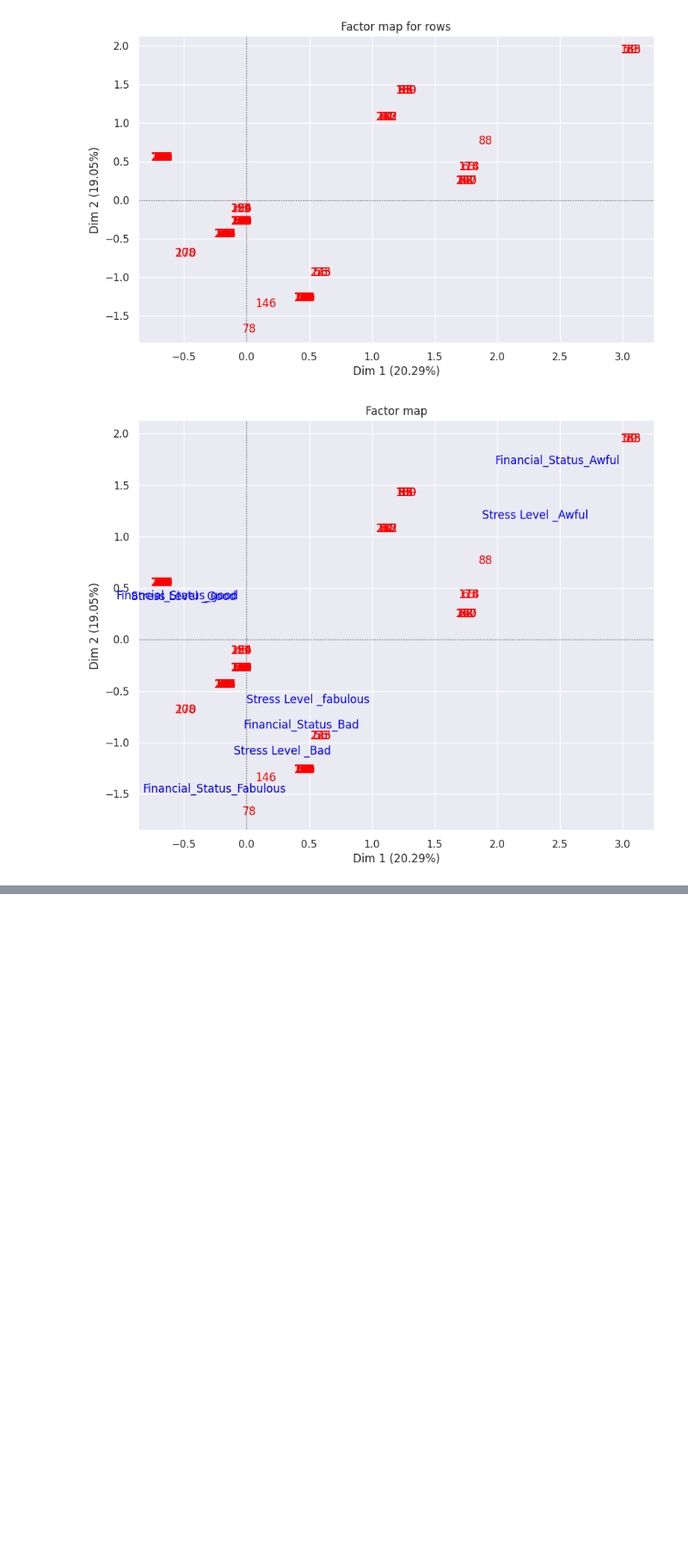
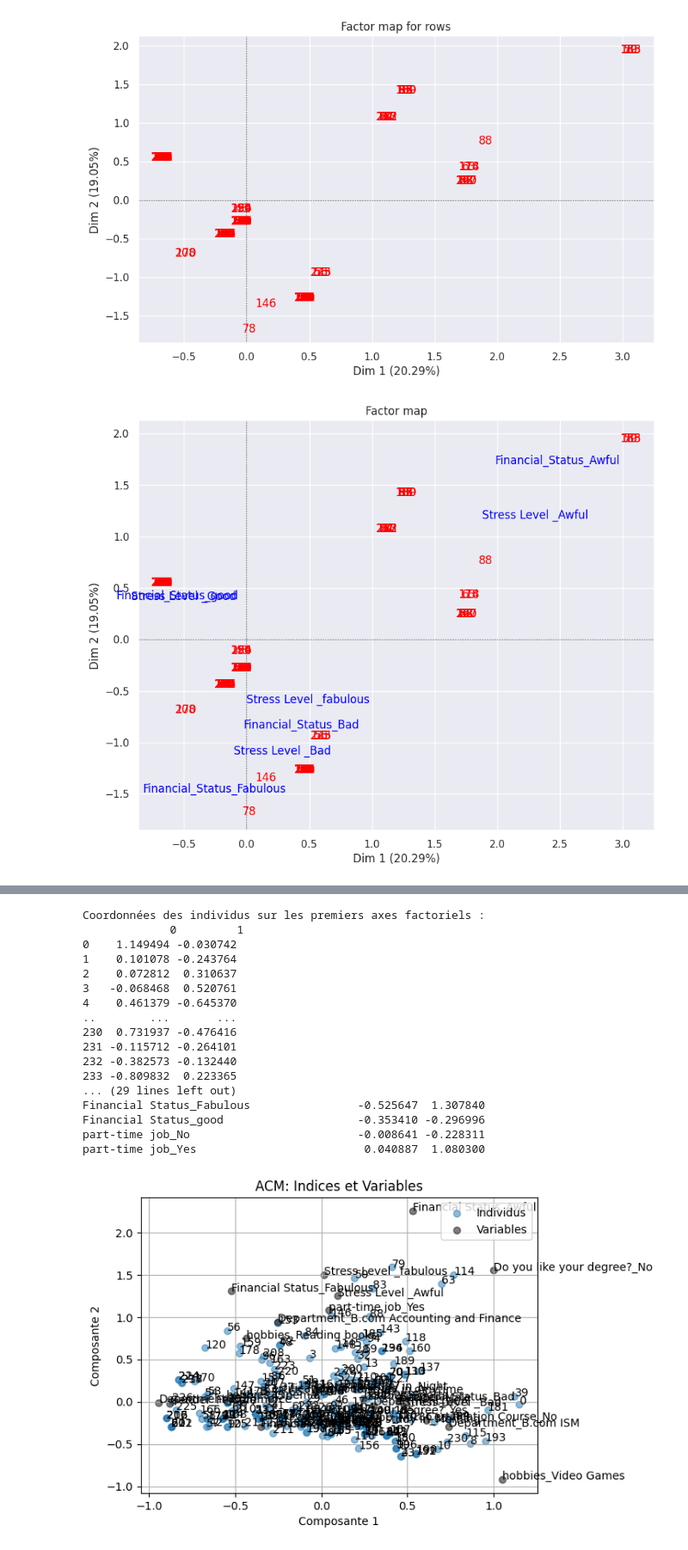
Before and after one commit to fatima-ezzahra-saf/Projet-Analyse-de-donnees, a Jupyter notebook: Untitled8(2).ipynb, the cells around one changed output, grey strips where cells are left out. Shown at 86% size. Drawn from its saved outputs; the diff is of its cells as text; code cells hidden in the pictures; blank space fills up the shorter version.

```diff
--- a/Untitled8(2).ipynb
+++ b/Untitled8(2).ipynb
@@ -278,0 +301,13 @@ afc_subset.mapping(1, 2, figsize=(10, 8))
+# %%
+import pandas as pd
+import prince
+
+# Importation de données
+df = pd.read_csv("Student-Attitude-and-Behavior.csv")
+
+# prétraitement de base de donnée
+indices_a_supprimer = [3,4,5,6,7,9,11,13,14,15]
+df_categorical = df.drop(df.columns[indices_a_supprimer], axis=1)
+
+#df_categorical = df.drop(columns=['Height(CM)', 'Weight(KG)','10th Mark','12th Mark','college mark','daily studing time','salary expectation'])
+df_categorical
@@ -278,0 +328,65 @@ afc_subset.mapping(1, 2, figsize=(10, 8))
+# %%
+
+import matplotlib.pyplot as plt
+# Initialisation de l'ACM
+mca = prince.MCA(n_components=2, random_state=42)
+
+# Ajustement de l'ACM sur les données
+
+mca = mca.fit(df_categorical)
+
+# Transformation des données
+transformed_data = mca.transform(df_categorical)
+
+# Transformation des données
+transformed_data = mca.transform(df_categorical)
+
+# Affichage des résultats
+print("\nCoordonnées des individus sur les premiers axes factoriels :\n", transformed_data)
+
+# Contributions des variables
+variable_contributions = mca.column_coordinates(df_categorical)
+print("\nCoordonnées des variables sur les premiers axes factoriels :\n", variable_contributions)
+#print("\nContributions des variables aux axes factoriels :\n", mca.column_correlations(df_categorical))
+
+# Visualisation des résultats
+#mca.plot_rows(show_points=True)
+# Visualisation des résultats avec matplotlib
+fig, ax = plt.subplots()
+
+# Plot des individus
+ax.scatter(transformed_data[0], transformed_data[1], alpha=0.5, label='Individus')
+for i, txt in enumerate(df.index):
+    ax.annotate(txt, (transformed_data.iloc[i, 0], transformed_data.iloc[i, 1]))
+
+# Plot des variables
+var_coords = mca.column_coordinates(df_categorical)
+ax.scatter(var_coords[0], var_coords[1], alpha=0.5, color='black', label='Variables')
+for i, txt in enumerate(var_coords.index):
+    ax.annotate(txt, (var_coords.iloc[i, 0], var_coords.iloc[i, 1]), color='black')
+
+ax.legend()
+plt.title('ACM: Indices et Variables')
+plt.xlabel('Composante 1')
+plt.ylabel('Composante 2')
+plt.grid(True)
+plt.show()
+# %% [output]
+Coordonnées des individus sur les premiers axes factoriels :
+             0         1
+0    1.149494 -0.030742
+1    0.101078 -0.243764
+2    0.072812  0.310637
+3   -0.068468  0.520761
+4    0.461379 -0.645370
+..        ...       ...
+230  0.731937 -0.476416
+231 -0.115712 -0.264101
+232 -0.382573 -0.132440
+233 -0.809832  0.223365
+... (29 lines left out)
+Financial Status_Fabulous                -0.525647  1.307840
+Financial Status_good                    -0.353410 -0.296996
+part-time job_No                         -0.008641 -0.228311
+part-time job_Yes                         0.040887  1.080300
+[figure, added]
```
Also changed, not shown: parts of 12 cells of this notebook.
